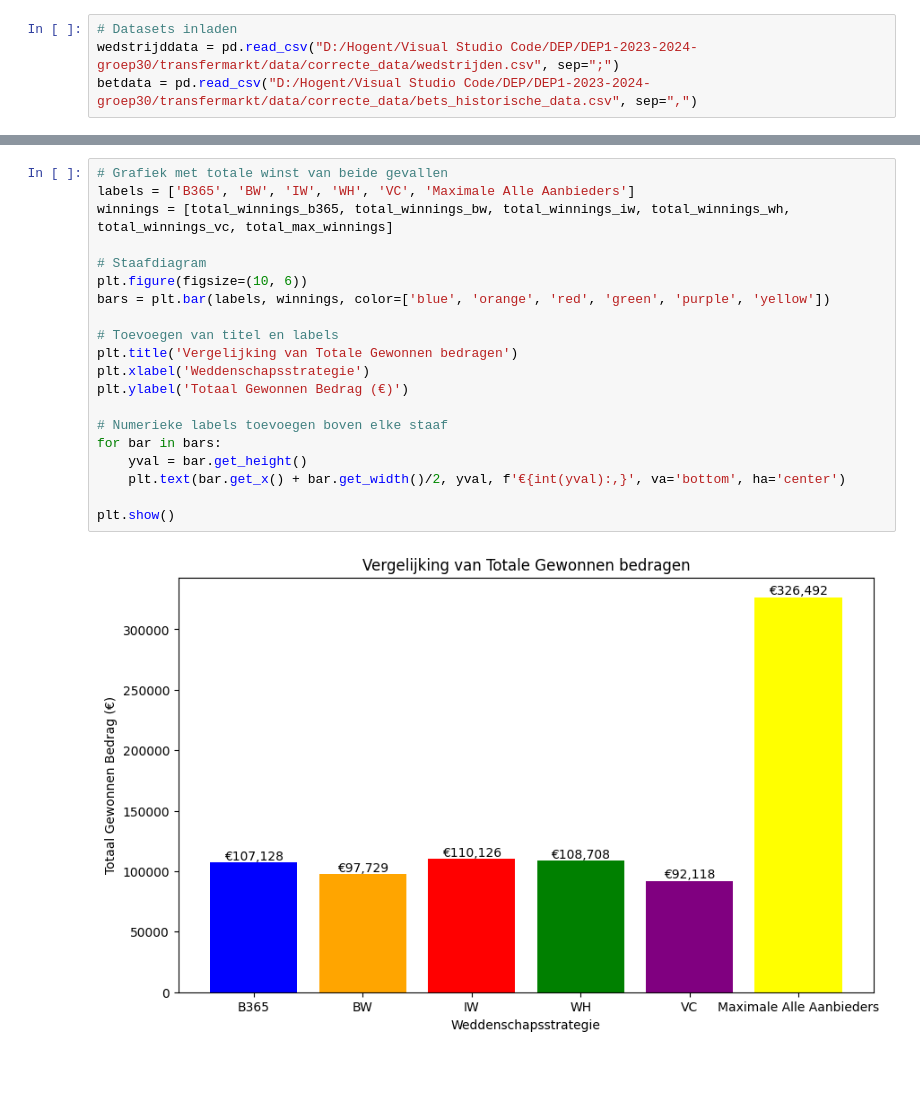
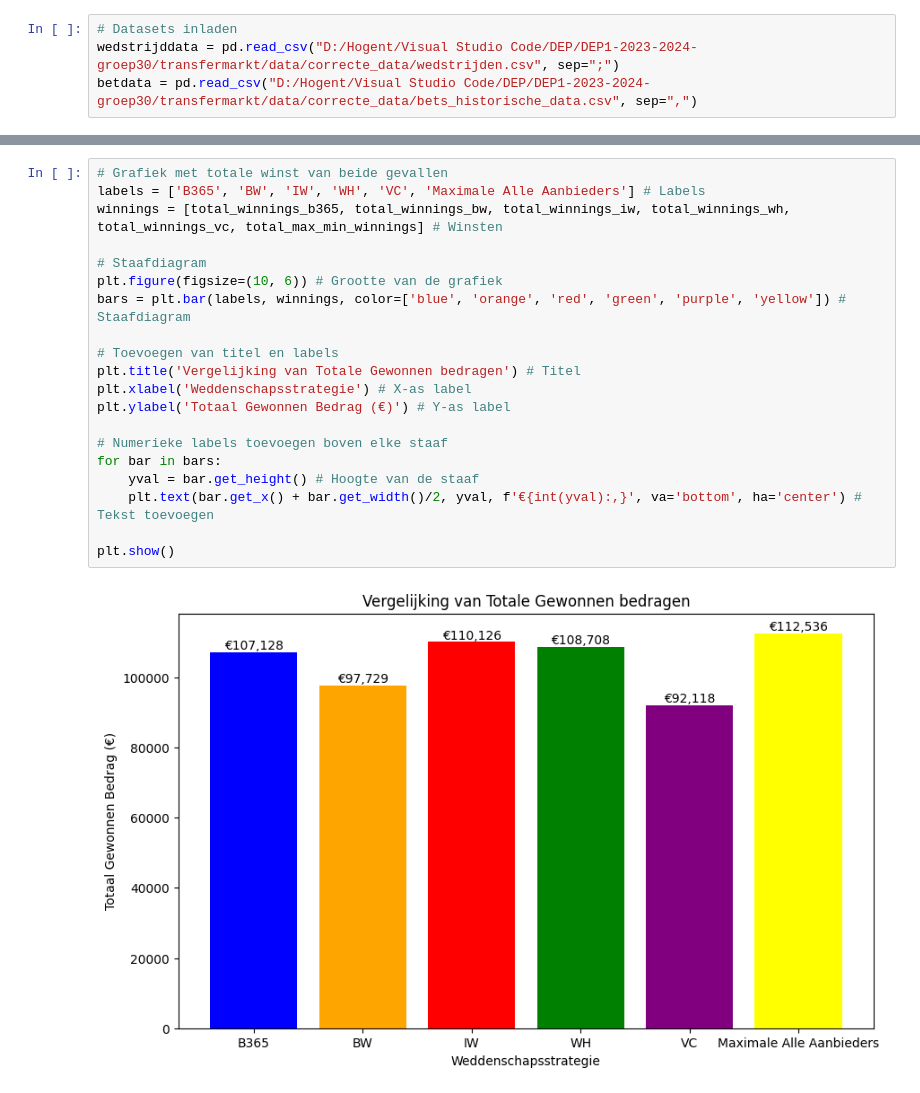
Before and after one commit to Robbevanherpe1/DEP1-2023-2024-groep30, a Jupyter notebook: analyses/matteo/analyse_gemiddeld2.ipynb, the cells around one changed output, grey strips where cells are left out. Saved outputs shown, nothing was run; the diff lists cells and outputs as text.

```diff
--- a/analyses/matteo/analyse_gemiddeld2.ipynb
+++ b/analyses/matteo/analyse_gemiddeld2.ipynb
@@ -153,22 +149,22 @@ Totaal gewonnen met maximale quote inzet: €326492.99
 # %%
 # Grafiek met totale winst van beide gevallen
-labels = ['B365', 'BW', 'IW', 'WH', 'VC', 'Maximale Alle Aanbieders']
-winnings = [total_winnings_b365, total_winnings_bw, total_winnings_iw, total_winnings_wh, total_winnings_vc, total_max_winnings]
+labels = ['B365', 'BW', 'IW', 'WH', 'VC', 'Maximale Alle Aanbieders'] # Labels
+winnings = [total_winnings_b365, total_winnings_bw, total_winnings_iw, total_winnings_wh, total_winnings_vc, total_max_min_winnings] # Winsten
 
 # Staafdiagram
-plt.figure(figsize=(10, 6))
-bars = plt.bar(labels, winnings, color=['blue', 'orange', 'red', 'green', 'purple', 'yellow'])
+plt.figure(figsize=(10, 6)) # Grootte van de grafiek
+bars = plt.bar(labels, winnings, color=['blue', 'orange', 'red', 'green', 'purple', 'yellow']) # Staafdiagram
 
 # Toevoegen van titel en labels
-plt.title('Vergelijking van Totale Gewonnen bedragen')
-plt.xlabel('Weddenschapsstrategie')
-plt.ylabel('Totaal Gewonnen Bedrag (€)')
+plt.title('Vergelijking van Totale Gewonnen bedragen') # Titel
+plt.xlabel('Weddenschapsstrategie') # X-as label
+plt.ylabel('Totaal Gewonnen Bedrag (€)') # Y-as label
 
 # Numerieke labels toevoegen boven elke staaf
 for bar in bars:
-    yval = bar.get_height()
-    plt.text(bar.get_x() + bar.get_width()/2, yval, f'€{int(yval):,}', va='bottom', ha='center')
+    yval = bar.get_height() # Hoogte van de staaf
+    plt.text(bar.get_x() + bar.get_width()/2, yval, f'€{int(yval):,}', va='bottom', ha='center') # Tekst toevoegen
 
 plt.show()
 # %% [output]
-[figure, old version]
+[figure, new version]
```
Also changed, not shown: parts of 5 cells of this notebook.
